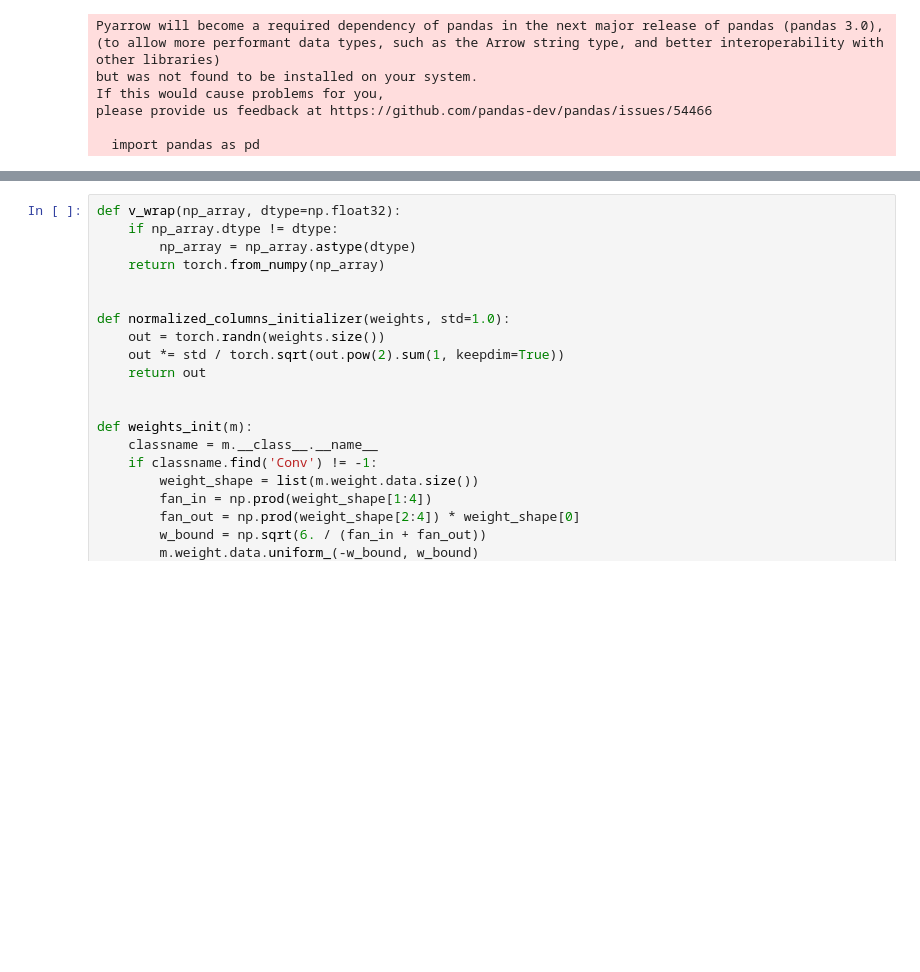
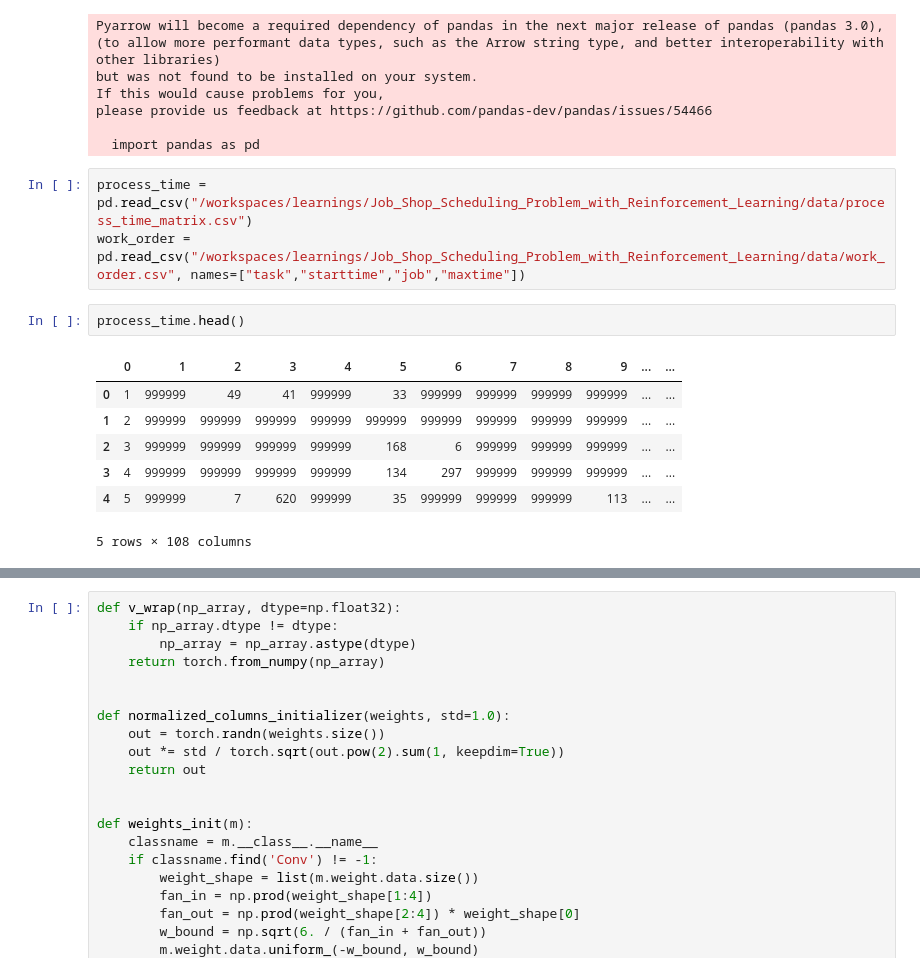
Before and after one commit to anujkum25/learnings, a Jupyter notebook: Actor_Critic_for_JSS.ipynb, the cells around one changed output, grey strips where cells are left out. Saved outputs shown, nothing was run; the diff lists cells and outputs as text; blank space fills up the shorter version.

```diff
--- a/Actor_Critic_for_JSS.ipynb
+++ b/Actor_Critic_for_JSS.ipynb
@@ -20,3 +20,16 @@ If this would cause problems for you,
 please provide us feedback at https://github.com/pandas-dev/pandas/issues/54466
 
   import pandas as pd
+# %%
+process_time = pd.read_csv("/workspaces/learnings/Job_Shop_Scheduling_Problem_with_Reinforcement_Learning/data/process_time_matrix.csv")
+work_order = pd.read_csv("/workspaces/learnings/Job_Shop_Scheduling_Problem_with_Reinforcement_Learning/data/work_order.csv", names=["task","starttime","job","maxtime"])
+# %%
+process_time.head()
+# %% [output]
+|  | 0 | 1 | 2 | 3 | 4 | 5 | 6 | 7 | 8 | 9 | ... | ... |
+| 0 | 1 | 999999 | 49 | 41 | 999999 | 33 | 999999 | 999999 | 999999 | 999999 | ... | ... |
+| 1 | 2 | 999999 | 999999 | 999999 | 999999 | 999999 | 999999 | 999999 | 999999 | 999999 | ... | ... |
+| 2 | 3 | 999999 | 999999 | 999999 | 999999 | 168 | 6 | 999999 | 999999 | 999999 | ... | ... |
+| 3 | 4 | 999999 | 999999 | 999999 | 999999 | 134 | 297 | 999999 | 999999 | 999999 | ... | ... |
+| 4 | 5 | 999999 | 7 | 620 | 999999 | 35 | 999999 | 999999 | 999999 | 113 | ... | ... |
+5 rows × 108 columns
```
Also changed, not shown: parts of 2 cells of this notebook.
